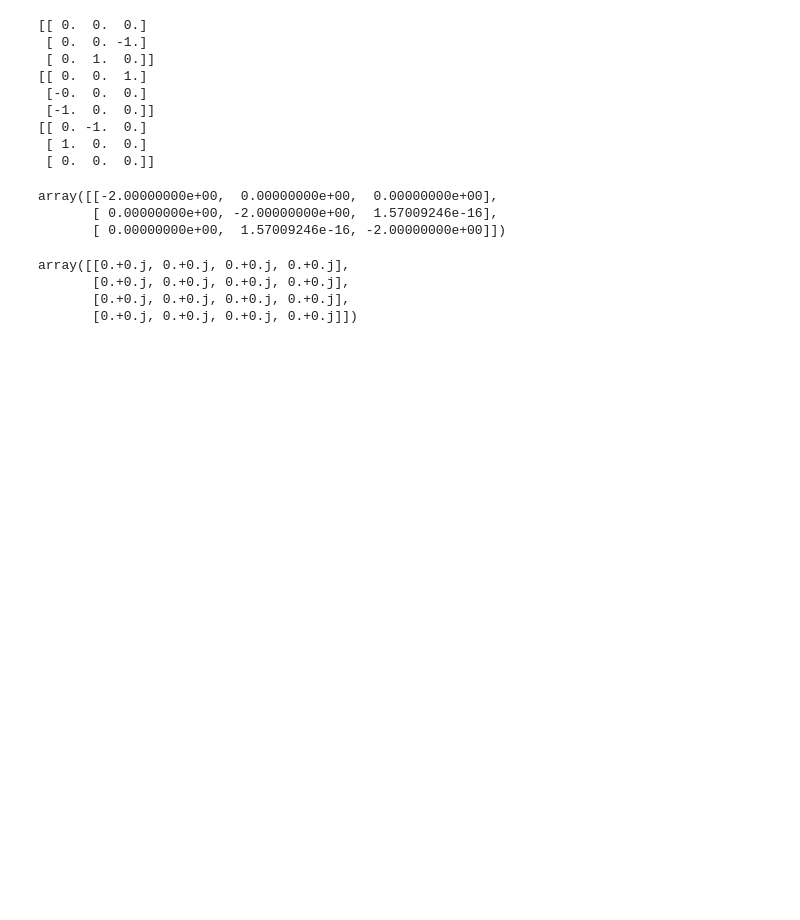
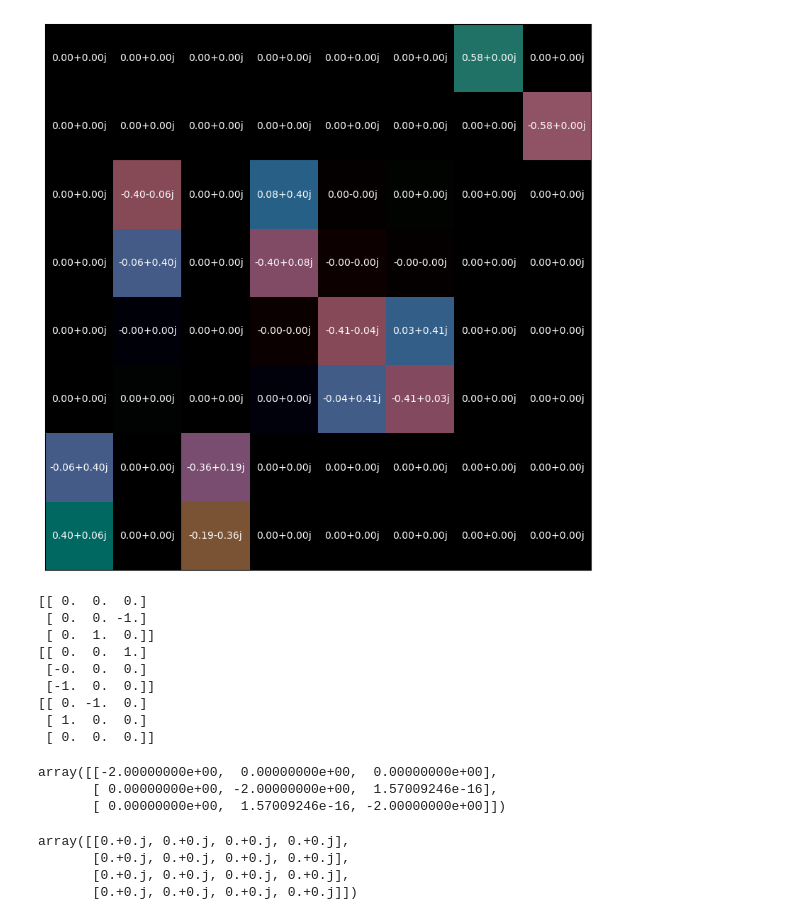
Before and after one commit to apuranik1/algebra, a Jupyter notebook: notebooks/scratch.ipynb, the cells around one changed output. Saved outputs shown, nothing was run; the diff lists cells and outputs as text; code cells hidden in the pictures; blank space fills up the shorter version.

Commit message:
simultaneous diagonalization

```diff
--- a/notebooks/scratch.ipynb
+++ b/notebooks/scratch.ipynb
@@ -76,3 +104,7 @@ array([[0., 1.],
+# %%
+complex_heatmap(simultaneous_diag(cartan_mats, np.eye(8)))
+# %% [output]
+[figure, added]
 # %%
 basis = [su2.LieAlgElt(su2.S(i)) for i in range(1, 4)]
 adj = adjoint_matrices(basis)
```
Also changed, not shown: parts of 13 cells of this notebook, 5 other files.
